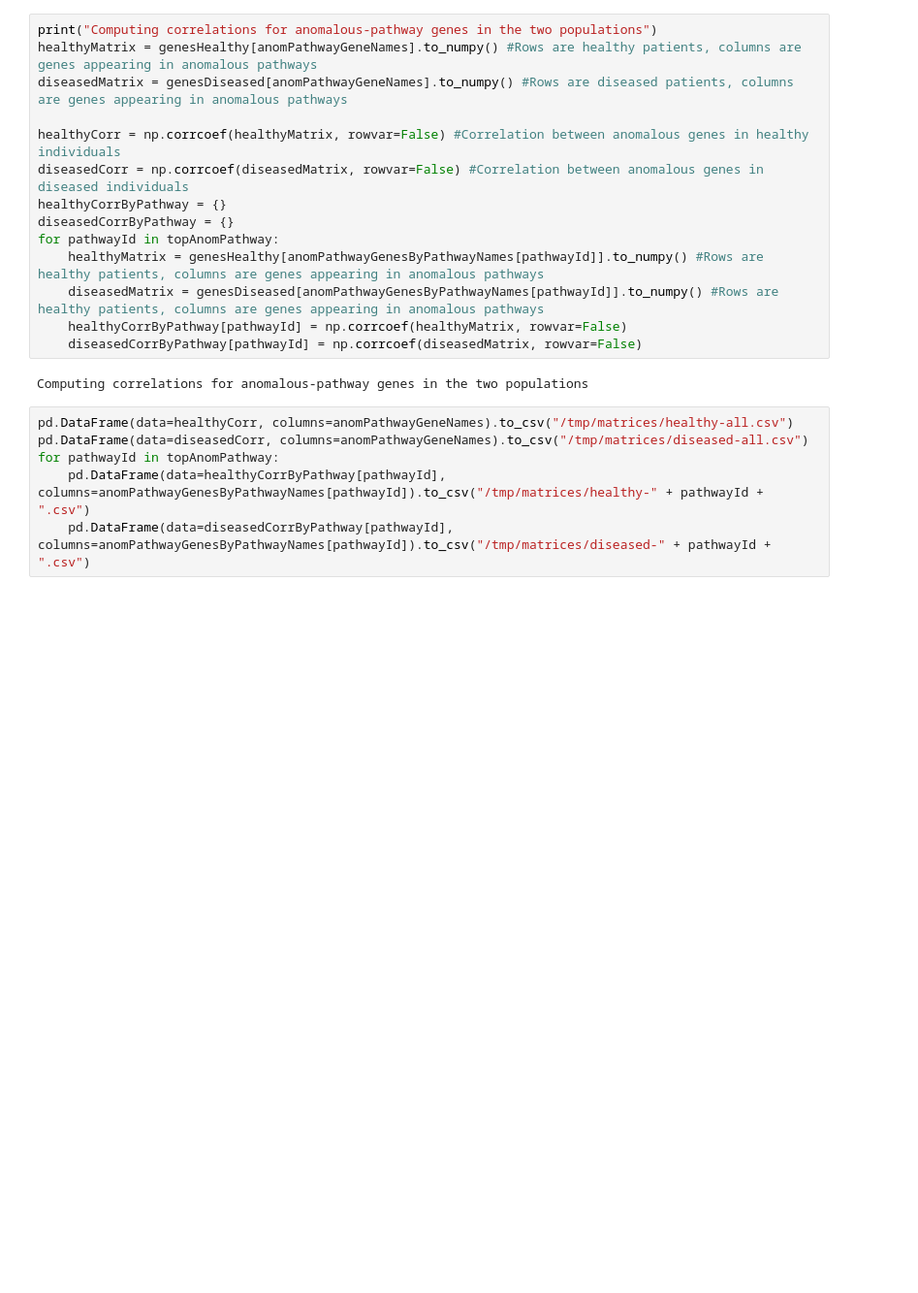
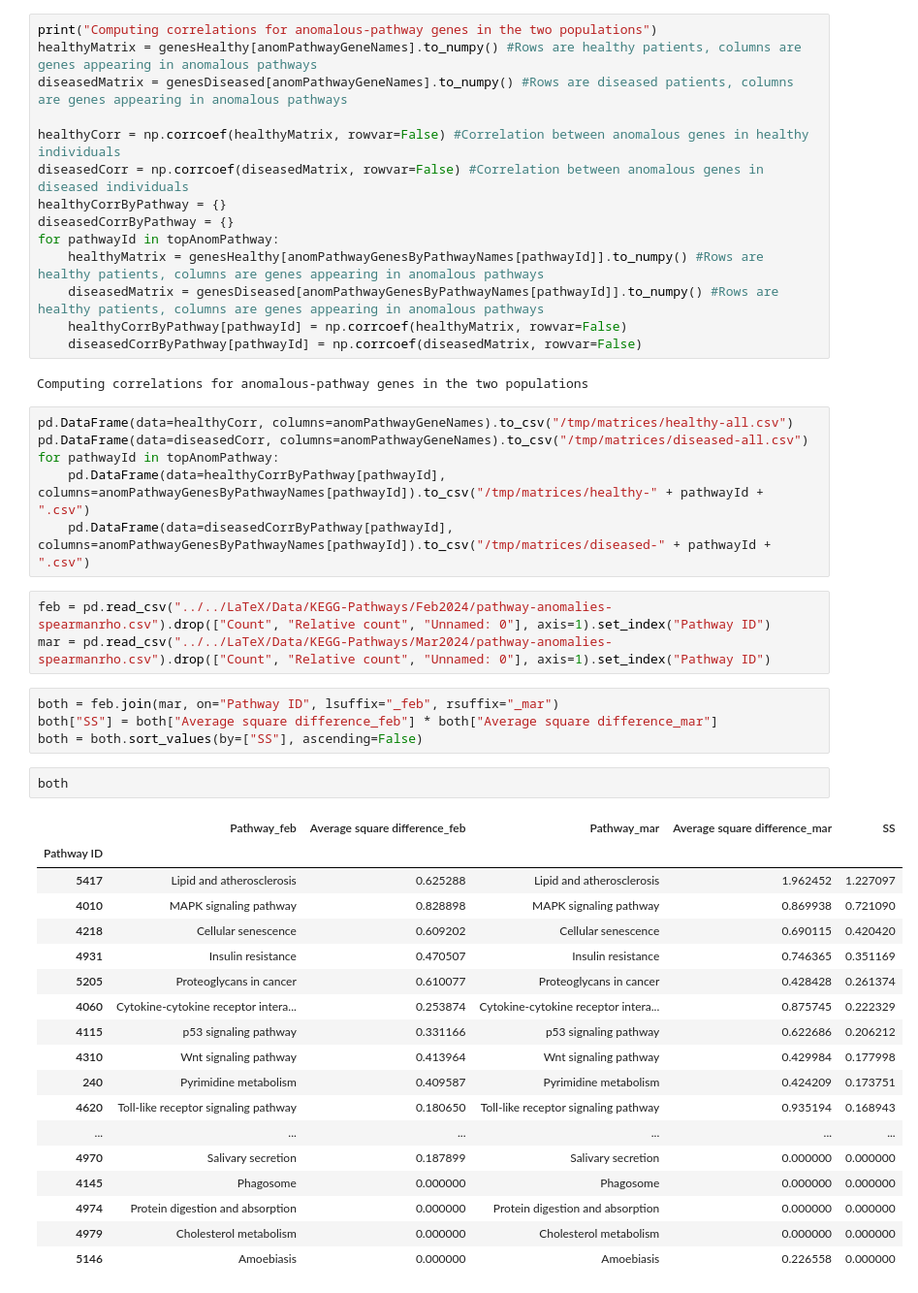
Before and after one commit to boldip/qf, a Jupyter notebook: src/work-caterinaStefano-def.ipynb, the cells around one changed output. Shown: that part at 97% size. Drawn from its saved outputs; the diff is of its cells as text; blank space fills up the shorter version.

Commit message:
Now also both

```diff
--- a/src/work-caterinaStefano-def.ipynb
+++ b/src/work-caterinaStefano-def.ipynb
@@ -803,3 +809,31 @@ pd.DataFrame(data=diseasedCorr, columns=anomPathwayGeneNames).to_csv("/tmp/matri
 for pathwayId in topAnomPathway:
     pd.DataFrame(data=healthyCorrByPathway[pathwayId], columns=anomPathwayGenesByPathwayNames[pathwayId]).to_csv("/tmp/matrices/healthy-" + pathwayId + ".csv")
     pd.DataFrame(data=diseasedCorrByPathway[pathwayId], columns=anomPathwayGenesByPathwayNames[pathwayId]).to_csv("/tmp/matrices/diseased-" + pathwayId + ".csv")
+# %%
+feb = pd.read_csv("../../LaTeX/Data/KEGG-Pathways/Feb2024/pathway-anomalies-spearmanrho.csv").drop(["Count", "Relative count", "Unnamed: 0"], axis=1).set_index("Pathway ID")
+mar = pd.read_csv("../../LaTeX/Data/KEGG-Pathways/Mar2024/pathway-anomalies-spearmanrho.csv").drop(["Count", "Relative count", "Unnamed: 0"], axis=1).set_index("Pathway ID")
+# %%
+both = feb.join(mar, on="Pathway ID", lsuffix="_feb", rsuffix="_mar")
+both["SS"] = both["Average square difference_feb"] * both["Average square difference_mar"]
+both = both.sort_values(by=["SS"], ascending=False)
+# %%
+both
+# %% [output]
+|  | Pathway_feb | Average square difference_feb | Pathway_mar | Average square difference_mar | SS |
+| Pathway ID |  |  |  |  |  |
+| 5417 | Lipid and atherosclerosis | 0.625288 | Lipid and atherosclerosis | 1.962452 | 1.227097 |
+| 4010 | MAPK signaling pathway | 0.828898 | MAPK signaling pathway | 0.869938 | 0.721090 |
+| 4218 | Cellular senescence | 0.609202 | Cellular senescence | 0.690115 | 0.420420 |
+| 4931 | Insulin resistance | 0.470507 | Insulin resistance | 0.746365 | 0.351169 |
+| 5205 | Proteoglycans in cancer | 0.610077 | Proteoglycans in cancer | 0.428428 | 0.261374 |
+| 4060 | Cytokine-cytokine receptor intera... | 0.253874 | Cytokine-cytokine receptor intera... | 0.875745 | 0.222329 |
+| 4115 | p53 signaling pathway | 0.331166 | p53 signaling pathway | 0.622686 | 0.206212 |
+| 4310 | Wnt signaling pathway | 0.413964 | Wnt signaling pathway | 0.429984 | 0.177998 |
+| 240 | Pyrimidine metabolism | 0.409587 | Pyrimidine metabolism | 0.424209 | 0.173751 |
+| 4620 | Toll-like receptor signaling pathway | 0.180650 | Toll-like receptor signaling pathway | 0.935194 | 0.168943 |
+| ... | ... | ... | ... | ... | ... |
+| 4970 | Salivary secretion | 0.187899 | Salivary secretion | 0.000000 | 0.000000 |
+| 4145 | Phagosome | 0.000000 | Phagosome | 0.000000 | 0.000000 |
+| 4974 | Protein digestion and absorption | 0.000000 | Protein digestion and absorption | 0.000000 | 0.000000 |
+| 4979 | Cholesterol metabolism | 0.000000 | Cholesterol metabolism | 0.000000 | 0.000000 |
+| 5146 | Amoebiasis | 0.000000 | Amoebiasis | 0.226558 | 0.000000 |
```
Also changed, not shown: parts of 6 cells of this notebook.
